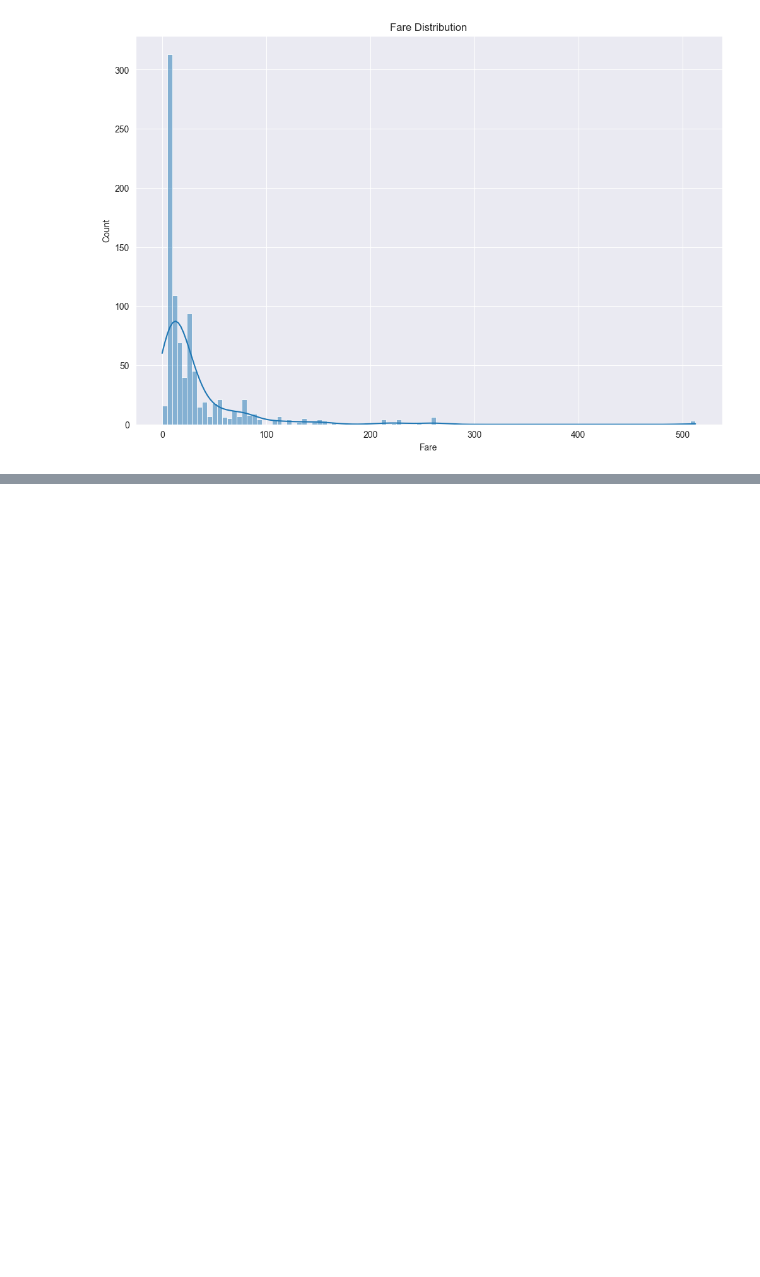
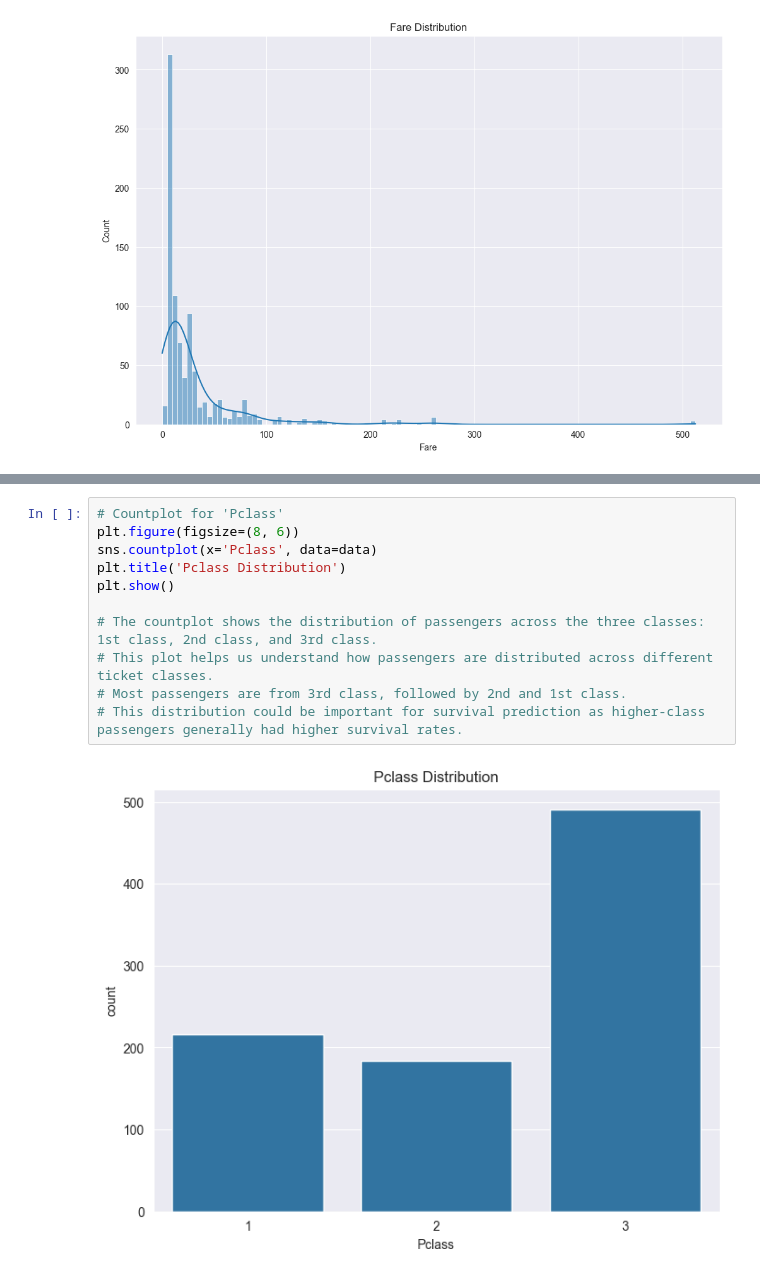
Before and after one commit to Hasan082/Data-Science-Portfolio, a Jupyter notebook: Titanic Exploratory Analysis/Titanic_EDA_Project.ipynb, the cells around one changed output, grey strips where cells are left out. Saved outputs shown, nothing was run; the diff lists cells and outputs as text; blank space fills up the shorter version.

```diff
--- a/Titanic Exploratory Analysis/Titanic_EDA_Project.ipynb
+++ b/Titanic Exploratory Analysis/Titanic_EDA_Project.ipynb
@@ -242,0 +257,13 @@ plt.show()
+# %%
+# Countplot for 'Pclass'
+plt.figure(figsize=(8, 6))
+sns.countplot(x='Pclass', data=data)
+plt.title('Pclass Distribution')
+plt.show()
+
+# The countplot shows the distribution of passengers across the three classes: 1st class, 2nd class, and 3rd class.
+# This plot helps us understand how passengers are distributed across different ticket classes.
+# Most passengers are from 3rd class, followed by 2nd and 1st class.
+# This distribution could be important for survival prediction as higher-class passengers generally had higher survival rates.
+# %% [output]
+[figure, added]
```
Also changed, not shown: parts of 2 cells of this notebook.
